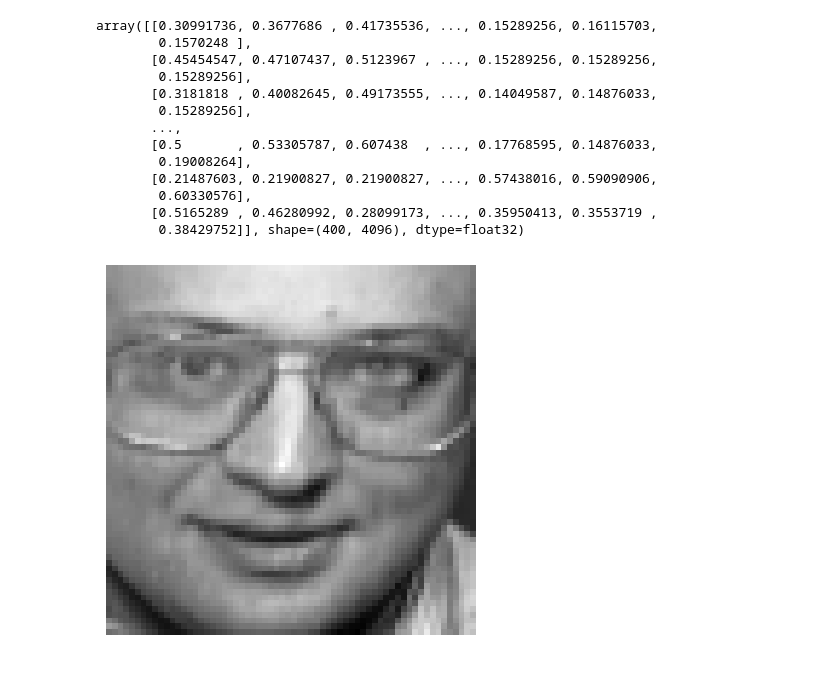
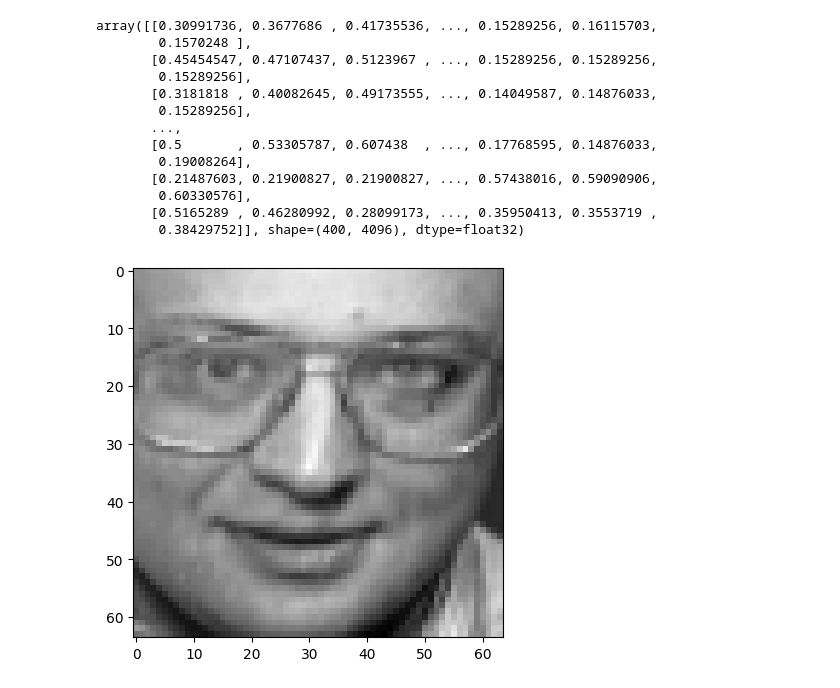
Before and after one commit to gvcf20/IRP, a Jupyter notebook: python/PCA/pca.ipynb, the cells around one changed output. Saved outputs shown, nothing was run; the diff lists cells and outputs as text; code cells hidden in the pictures.

```diff
--- a/python/PCA/pca.ipynb
+++ b/python/PCA/pca.ipynb
@@ -46,14 +45,14 @@ array([[0.30991736, 0.3677686 , 0.41735536, ..., 0.15289256, 0.16115703,
 # %%
 def mostra_imagem(x):
     img = x.reshape(64, -1, order = 'F')
     rotated = np.transpose(np.flip(img, axis = 0))
     plt.imshow(rotated, cmap='gray')
-    plt.axis('off')
+    plt.axis()
     plt.show()
 
 mostra_imagem(faces['data'][300])
 # %% [output]
-[figure, old version]
+[figure, new version]
 # %%
 y = np.array( [ (i // 10) + 1 for i in range(faces['data'].shape[0]) ] )
 y
```
Also changed, not shown: parts of 7 cells of this notebook, 2 other files.
